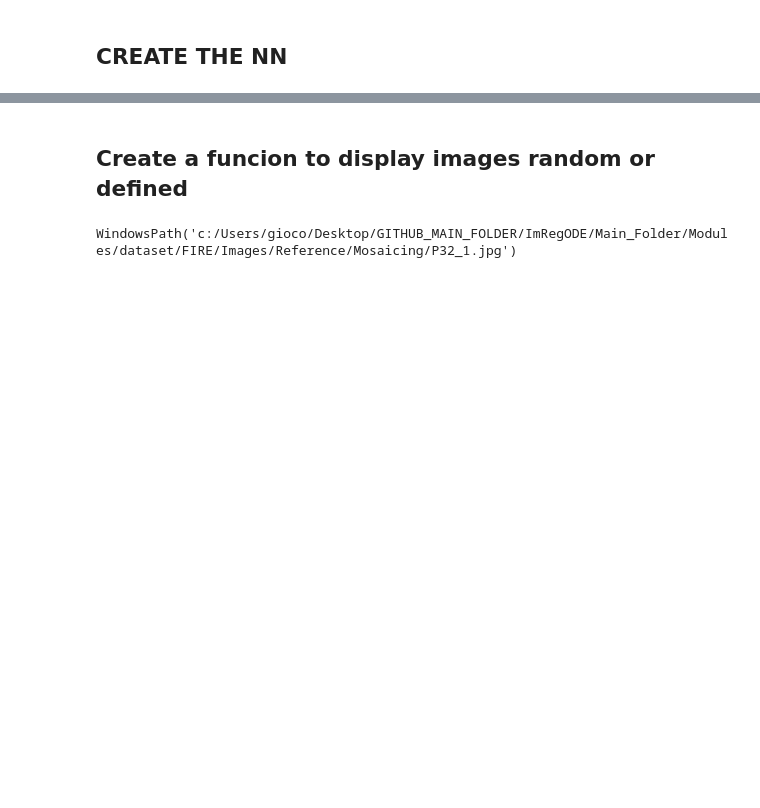
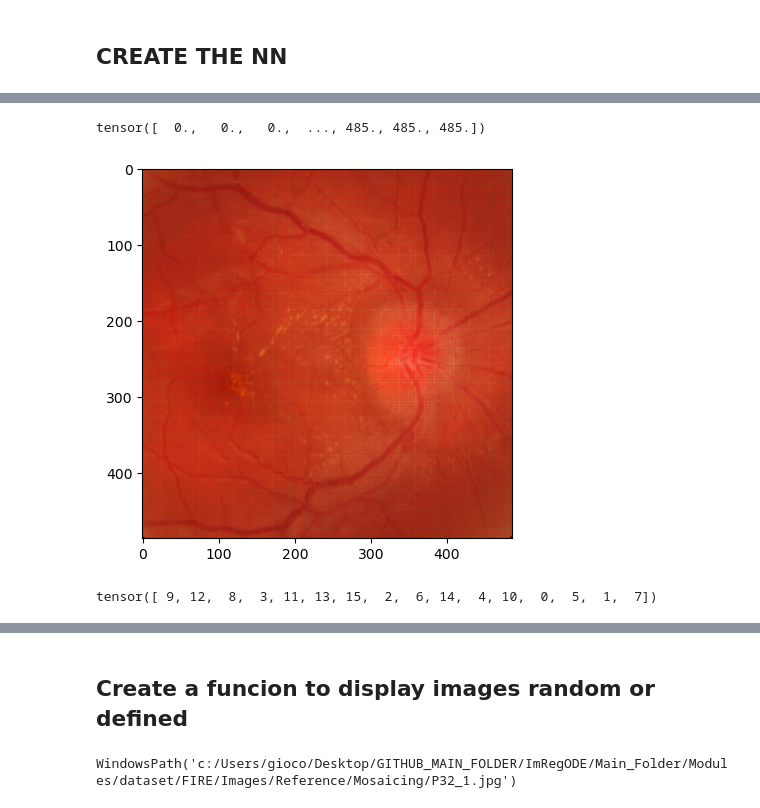
Before and after one commit to MICCIOSLAYER/ImRegODE, a Jupyter notebook: Main_Folder/Main_Code/notebook.ipynb, the cells around one changed output, grey strips where cells are left out. Saved outputs shown, nothing was run; the diff lists cells and outputs as text; code cells hidden in the pictures; blank space fills up the shorter version.

```diff
--- a/Main_Folder/Main_Code/notebook.ipynb
+++ b/Main_Folder/Main_Code/notebook.ipynb
@@ -67,6 +75,18 @@ def walk_through_dir(dir_path):
   """
   for dirpath, dirnames, filenames in os.walk(dir_path):
     print(f"There are {len(dirnames)} directories and {len(filenames)} files in '{dirpath}'.")
+# %%
+
+try:
+    from helper_functions import plot_loss_curves
+except:
+    print("[INFO] Couldn't find helper_functions.py, downloading...")
+    help_function_path = Path.cwd().parent /'Modules' / "helper_functions.py"
+    with open("helper_functions.py", "wb") as f:
+        import requests
+        request = requests.get("https://raw.githubusercontent.com/mrdbourke/pytorch-deep-learning/main/helper_functions.py")
+        f.write(request.content)
+    from helper_functions import plot_loss_curves
 # %%
 import py7zip
 import py7zip.py7zip
@@ -591,6 +619,7 @@ def coupled_gaussian_pyramid(fixed_image : np.float32 | torch.Tensor,
             print(f"Unknown rank for an image: {np.ndim(fixed_image)}")
 
     return (pyramid_fixed, pyramid_moving, nChannel)
+pyramid_ref, pyramid_mov, nChannel = coupled_gaussian_pyramid(fixed_image=fixed_image, moving_image=moved_image, downscale=2.0)
 # %% [markdown]
 ## CREATE THE NN
 # %%
@@ -671,0 +882,22 @@ array([10,  9,  8,  7,  6,  5,  4,  3,  2,  1,  0])
+# %%
+I3 = normalize(I_lst[2])
+J3 = normalize(J_lst[2])
+
+y3 = y_[3]
+xy3 = xy_lst[2].numpy()
+ind3 = ind_lst[2]
+h3 = h_lst[2]
+w3 = w_lst[2]
+x3, y3 = torch.meshgrid([torch.arange(0,h3).float(), torch.arange(0,w3).float()], indexing='ij')
+xy3 = torch.stack([x3,y3],2)
+
+x_coords = xy3[..., 0].flatten()
+y_coords = xy3[..., 1].flatten()
+diff3 = (I3 - J3)
+diff3_norm = normalize(diff3)
+plt.imshow(I3.permute(1,2,0).numpy())
+plt.scatter(x_coords, y_coords, c='red', s=0.001)
+x_coords
+# %% [output]
+tensor([  0.,   0.,   0.,  ..., 485., 485., 485.])
+[figure, added]
@@ -671,0 +915,10 @@ array([10,  9,  8,  7,  6,  5,  4,  3,  2,  1,  0])
+# %%
+h = 4
+w = h
+image = torch.Tensor(np.random.randn(h, w, 3))
+
+index = torch.randperm(int(h*w))
+
+index
+# %% [output]
+tensor([ 9, 12,  8,  3, 11, 13, 15,  2,  6, 14,  4, 10,  0,  5,  1,  7])
```
Also changed, not shown: parts of 26 cells of this notebook.
